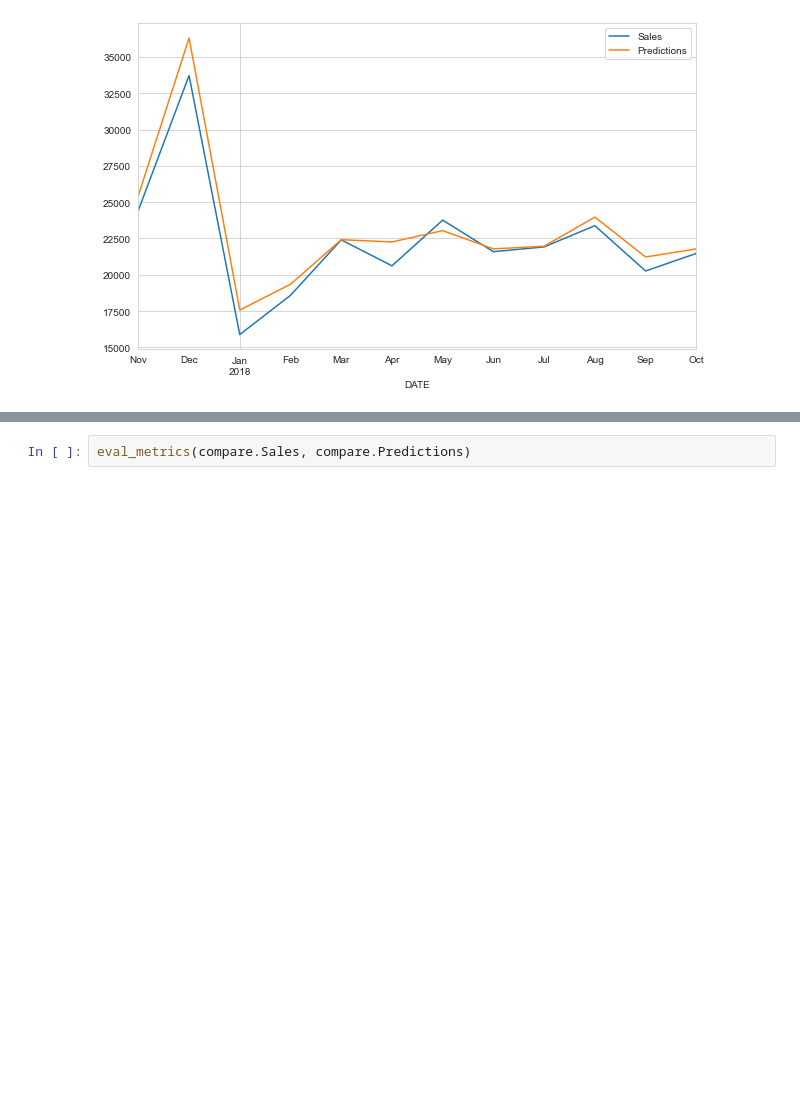
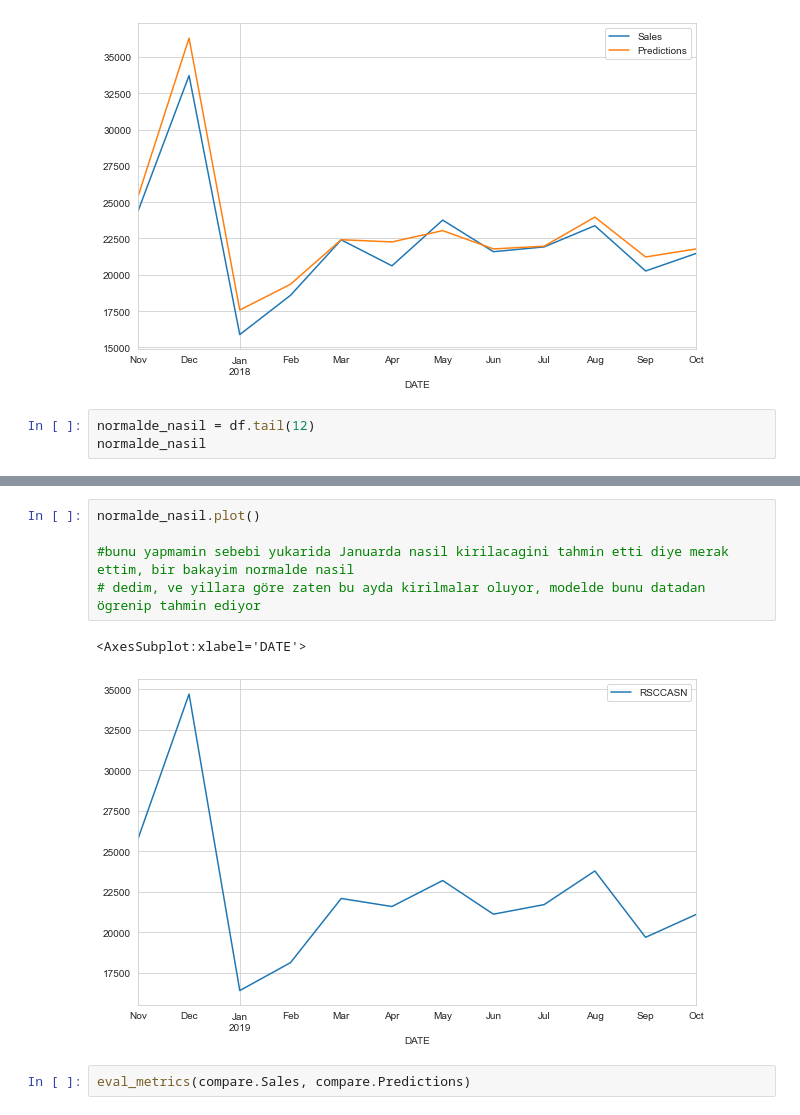
Before and after one commit to veyselaytekin1/Deep_Learning, a Jupyter notebook: Techpro/RNN_LSTM_GRU/Deep_Learning_RNN_Notebook2.ipynb, the cells around one changed output, grey strips where cells are left out. Drawn from its saved outputs; the diff is of its cells as text; blank space fills up the shorter version.

```diff
--- a/Techpro/RNN_LSTM_GRU/Deep_Learning_RNN_Notebook2.ipynb
+++ b/Techpro/RNN_LSTM_GRU/Deep_Learning_RNN_Notebook2.ipynb
@@ -412,3 +438,6 @@ compare.plot()
 # %% [output]
 <AxesSubplot:xlabel='DATE'>
 [figure]
+# %%
+normalde_nasil = df.tail(12)
+normalde_nasil
@@ -415,3 +459,11 @@ compare.plot()
+# %%
+normalde_nasil.plot()
+
+#bunu yapmamin sebebi yukarida Januarda nasil kirilacagini tahmin etti diye merak ettim, bir bakayim normalde nasil
+# dedim, ve yillara göre zaten bu ayda kirilmalar oluyor, modelde bunu datadan ögrenip tahmin ediyor
+# %% [output]
+<AxesSubplot:xlabel='DATE'>
+[figure, added]
 # %%
 eval_metrics(compare.Sales, compare.Predictions)
 # %% [output]
```
Also changed, not shown: parts of 15 cells of this notebook, 2 other files.
